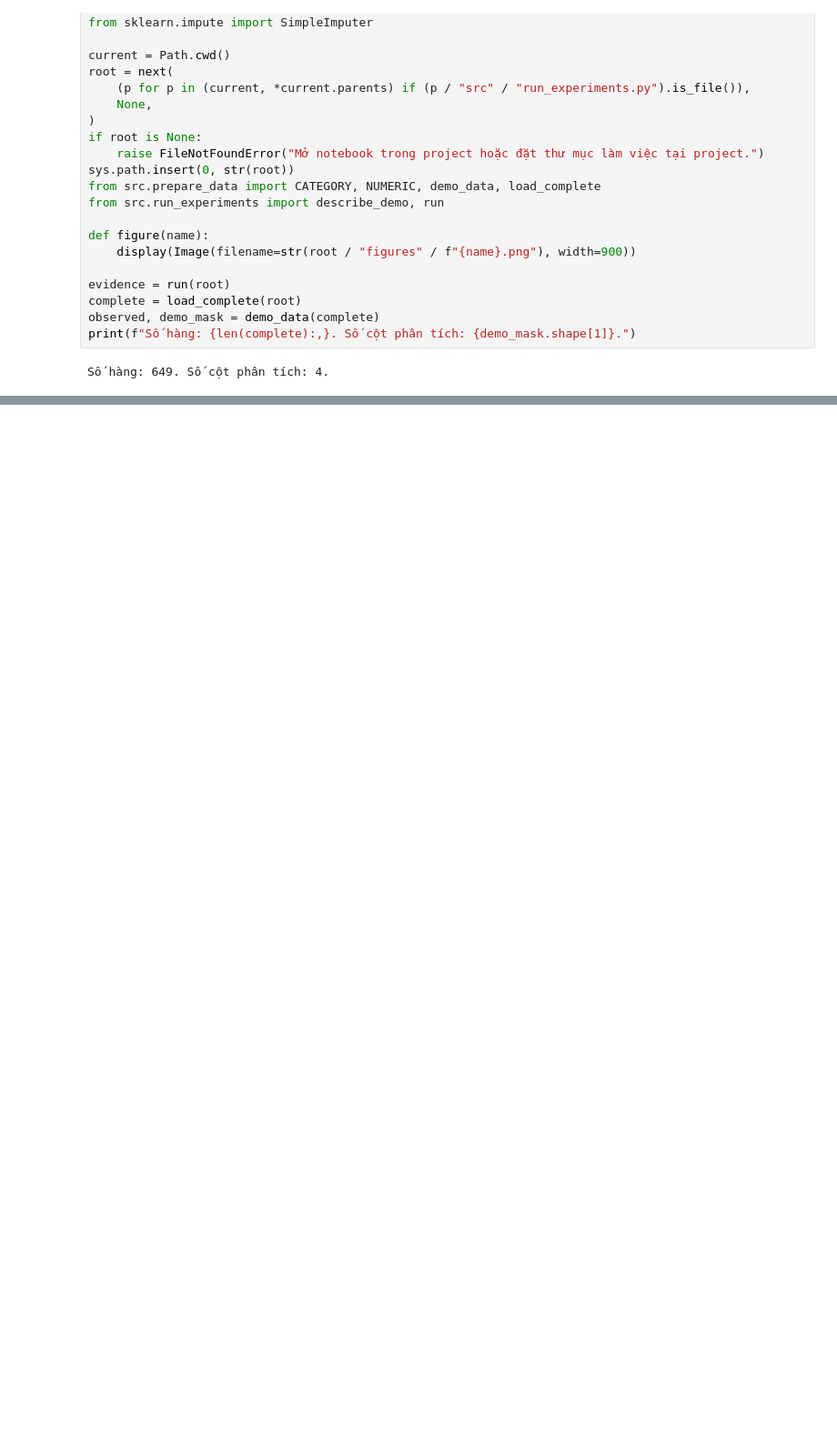
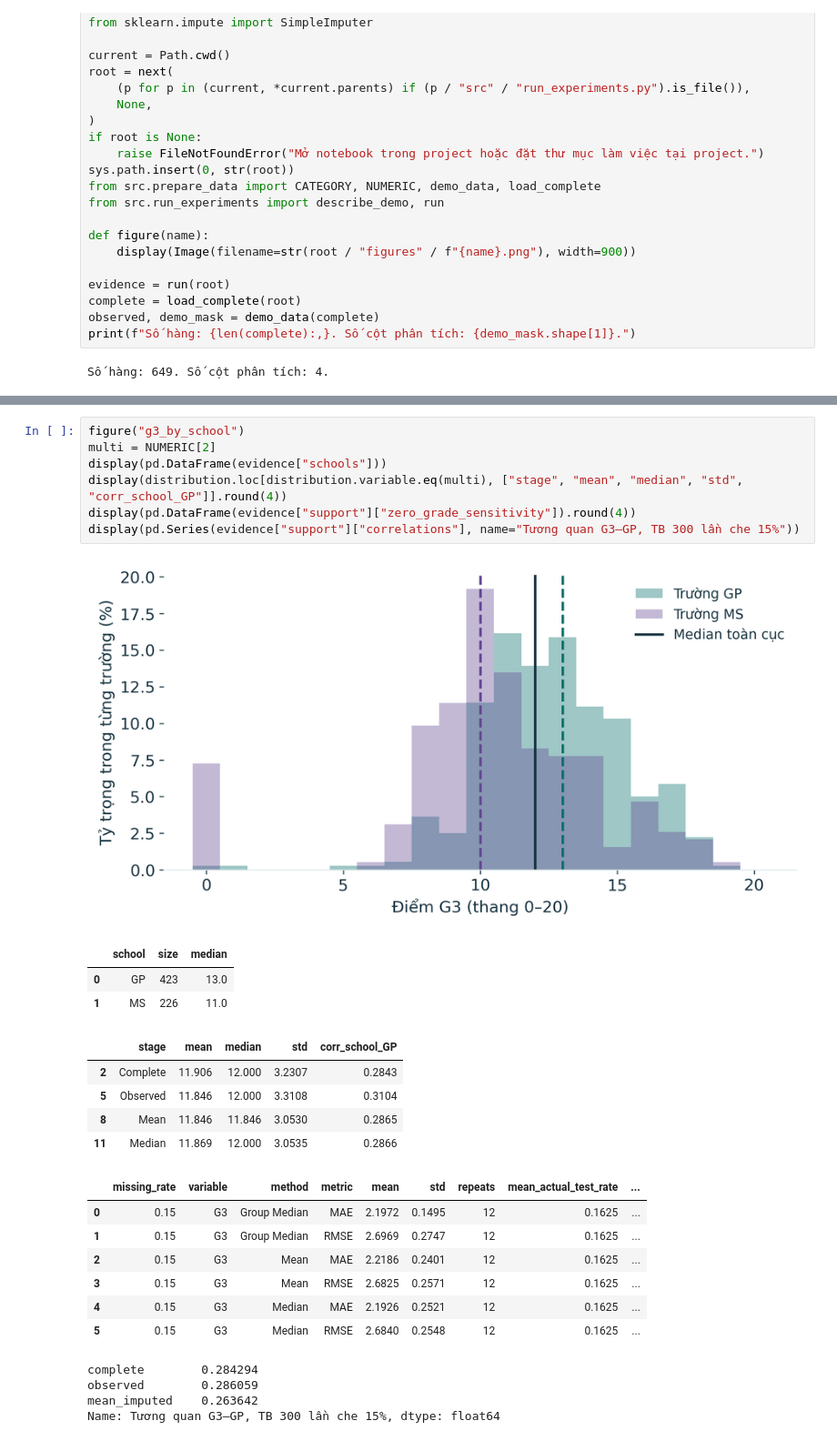
Before and after one commit to ncat218/Seminar-DS111, a Jupyter notebook: notebooks/seminar_imputation.ipynb, the cells around one changed output, grey strips where cells are left out. Shown at 91% size. Cells and saved outputs as stored; diff of their text form; blank space fills up the shorter version.

```diff
--- a/notebooks/seminar_imputation.ipynb
+++ b/notebooks/seminar_imputation.ipynb
@@ -212,0 +221,28 @@ display(distribution.loc[distribution.variable.eq(multi), ["stage", "mean", "med
+# %%
+figure("g3_by_school")
+multi = NUMERIC[2]
+display(pd.DataFrame(evidence["schools"]))
+display(distribution.loc[distribution.variable.eq(multi), ["stage", "mean", "median", "std", "corr_school_GP"]].round(4))
+display(pd.DataFrame(evidence["support"]["zero_grade_sensitivity"]).round(4))
+display(pd.Series(evidence["support"]["correlations"], name="Tương quan G3–GP, TB 300 lần che 15%"))
+# %% [output]
+[figure, added]
+|  | school | size | median |
+| 0 | GP | 423 | 13.0 |
+| 1 | MS | 226 | 11.0 |
+|  | stage | mean | median | std | corr_school_GP |
+| 2 | Complete | 11.906 | 12.000 | 3.2307 | 0.2843 |
+| 5 | Observed | 11.846 | 12.000 | 3.3108 | 0.3104 |
+| 8 | Mean | 11.846 | 11.846 | 3.0530 | 0.2865 |
+| 11 | Median | 11.869 | 12.000 | 3.0535 | 0.2866 |
+|  | missing_rate | variable | method | metric | mean | std | repeats | mean_actual_test_rate | ... |
+| 0 | 0.15 | G3 | Group Median | MAE | 2.1972 | 0.1495 | 12 | 0.1625 | ... |
+| 1 | 0.15 | G3 | Group Median | RMSE | 2.6969 | 0.2747 | 12 | 0.1625 | ... |
+| 2 | 0.15 | G3 | Mean | MAE | 2.2186 | 0.2401 | 12 | 0.1625 | ... |
+| 3 | 0.15 | G3 | Mean | RMSE | 2.6825 | 0.2571 | 12 | 0.1625 | ... |
+| 4 | 0.15 | G3 | Median | MAE | 2.1926 | 0.2521 | 12 | 0.1625 | ... |
+| 5 | 0.15 | G3 | Median | RMSE | 2.6840 | 0.2548 | 12 | 0.1625 | ... |
+complete        0.284294
+observed        0.286059
+mean_imputed    0.263642
+Name: Tương quan G3–GP, TB 300 lần che 15%, dtype: float64
```
Also changed, not shown: parts of 13 cells of this notebook, 17 other files.
